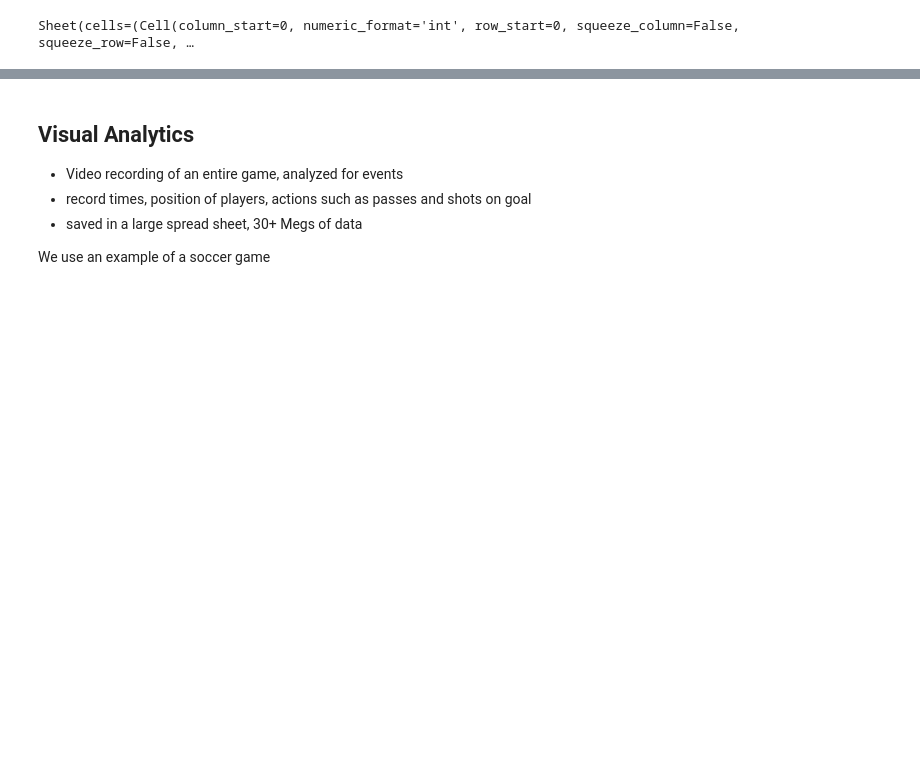
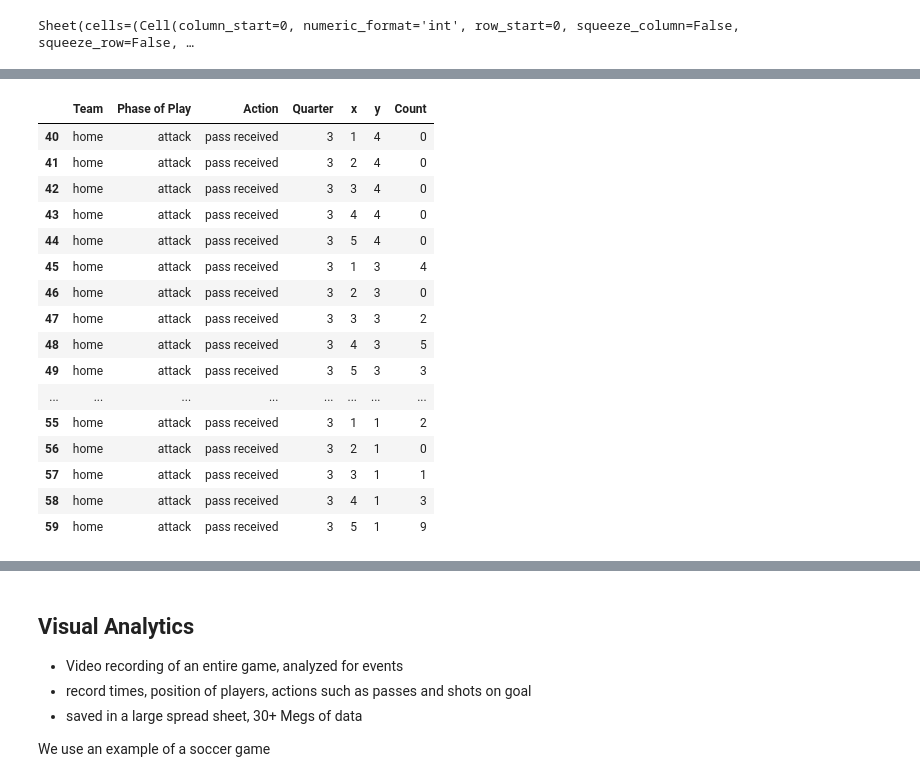
Before and after one commit to callysto/Sports, a Jupyter notebook: SportsAnalytics.ipynb, the cells around one changed output, grey strips where cells are left out. Saved outputs shown, nothing was run; the diff lists cells and outputs as text; code cells hidden in the pictures; blank space fills up the shorter version.

```diff
--- a/SportsAnalytics.ipynb
+++ b/SportsAnalytics.ipynb
@@ -241,0 +374,21 @@ figure_2.update() # Click the keys "Shift-return" to update the figure
+# %%
+# Look at passes in the third quarter
+df_temp = df_passes.loc[lambda df: (df['Phase of Play'] == 'attack') &(df['Quarter'] == 3) ]; df_temp
+# %% [output]
+|  | Team | Phase of Play | Action | Quarter | x | y | Count |
+| 40 | home | attack | pass received | 3 | 1 | 4 | 0 |
+| 41 | home | attack | pass received | 3 | 2 | 4 | 0 |
+| 42 | home | attack | pass received | 3 | 3 | 4 | 0 |
+| 43 | home | attack | pass received | 3 | 4 | 4 | 0 |
+| 44 | home | attack | pass received | 3 | 5 | 4 | 0 |
+| 45 | home | attack | pass received | 3 | 1 | 3 | 4 |
+| 46 | home | attack | pass received | 3 | 2 | 3 | 0 |
+| 47 | home | attack | pass received | 3 | 3 | 3 | 2 |
+| 48 | home | attack | pass received | 3 | 4 | 3 | 5 |
+| 49 | home | attack | pass received | 3 | 5 | 3 | 3 |
+| ... | ... | ... | ... | ... | ... | ... | ... |
+| 55 | home | attack | pass received | 3 | 1 | 1 | 2 |
+| 56 | home | attack | pass received | 3 | 2 | 1 | 0 |
+| 57 | home | attack | pass received | 3 | 3 | 1 | 1 |
+| 58 | home | attack | pass received | 3 | 4 | 1 | 3 |
+| 59 | home | attack | pass received | 3 | 5 | 1 | 9 |
```
Also changed, not shown: parts of 72 cells of this notebook, 7 other files.
